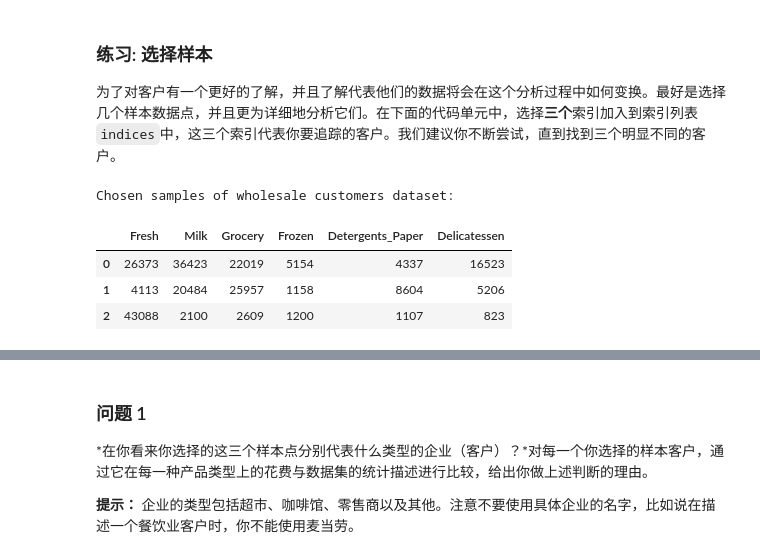
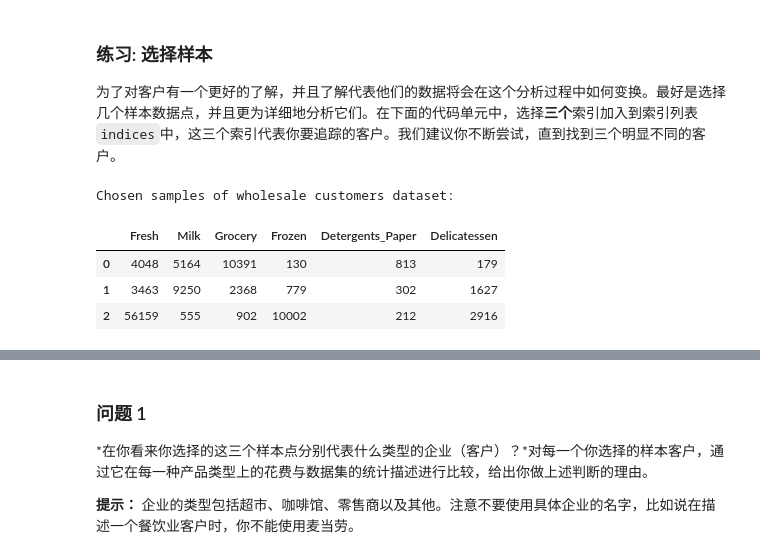
Before and after one commit to XieJunhua/creating_customer_segments, a Jupyter notebook: customer_segments.ipynb, the cells around one changed output, grey strips where cells are left out. Cells and saved outputs as stored; diff of their text form; code cells hidden in the pictures.

```diff
--- a/customer_segments.ipynb
+++ b/customer_segments.ipynb
@@ -64,15 +90,15 @@ display(data.describe())
 为了对客户有一个更好的了解，并且了解代表他们的数据将会在这个分析过程中如何变换。最好是选择几个样本数据点，并且更为详细地分析它们。在下面的代码单元中，选择**三个**索引加入到索引列表`indices`中，这三个索引代表你要追踪的客户。我们建议你不断尝试，直到找到三个明显不同的客户。
 # %%
 # TODO：从数据集中选择三个你希望抽样的数据点的索引
-indices = [23, 28, 29]
+indices = [379, 153, 39]
 
 # 为选择的样本建立一个DataFrame
 samples = pd.DataFrame(data.loc[indices], columns = data.keys()).reset_index(drop = True)
 print "Chosen samples of wholesale customers dataset:"
 display(samples)
 # %% [output]
 Chosen samples of wholesale customers dataset:
 |  | Fresh | Milk | Grocery | Frozen | Detergents_Paper | Delicatessen |
-| 0 | 26373 | 36423 | 22019 | 5154 | 4337 | 16523 |
-| 1 | 4113 | 20484 | 25957 | 1158 | 8604 | 5206 |
-| 2 | 43088 | 2100 | 2609 | 1200 | 1107 | 823 |
+| 0 | 4048 | 5164 | 10391 | 130 | 813 | 179 |
+| 1 | 3463 | 9250 | 2368 | 779 | 302 | 1627 |
+| 2 | 56159 | 555 | 902 | 10002 | 212 | 2916 |
```
Also changed, not shown: parts of 18 cells of this notebook, 1 other file.
